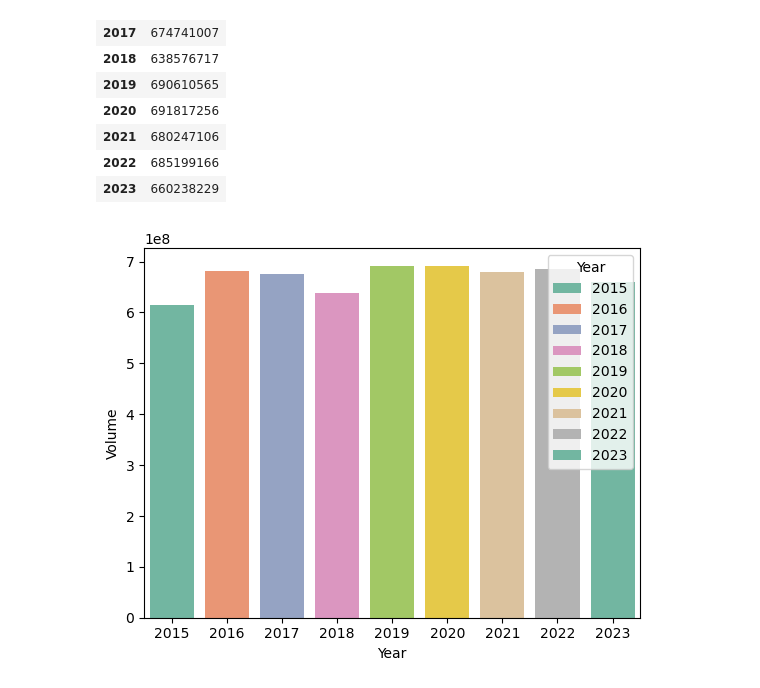
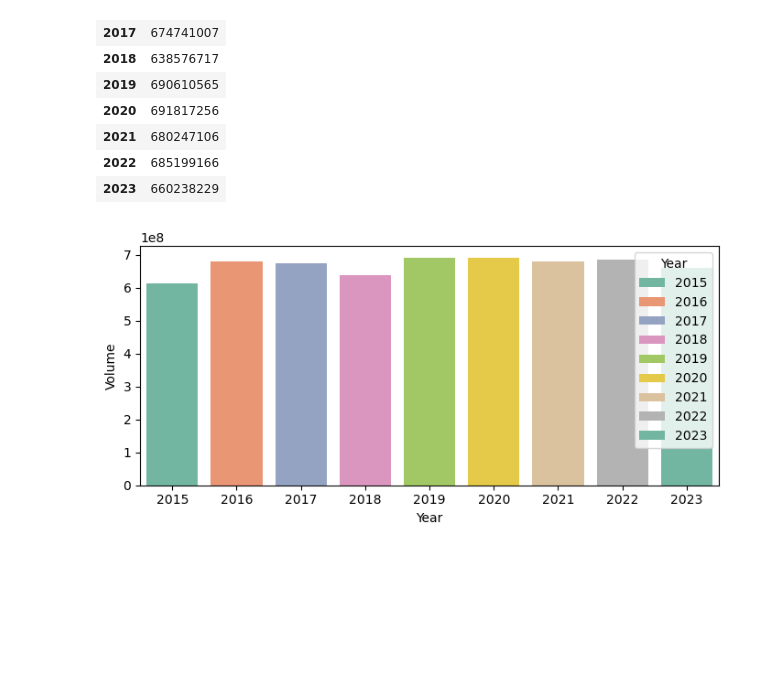
Before and after one commit to priyadarshi2/Data_Science_Internship, a Jupyter notebook: StockAnalysis/StockAnalysis.ipynb, the cells around one changed output. Saved outputs shown, nothing was run; the diff lists cells and outputs as text; code cells hidden in the pictures; blank space fills up the shorter version.

Commit message:
updating stock analysis notebook

```diff
--- a/StockAnalysis/StockAnalysis.ipynb
+++ b/StockAnalysis/StockAnalysis.ipynb
@@ -6,3 +8,6 @@ import matplotlib.pyplot as plt
+# %%
+plt.rcParams["figure.figsize"] = [7.00, 3.50]
+plt.rcParams["figure.autolayout"] = True
 # %%
 #Read the file
 stockData = pd.read_csv("stock_data_large.csv")
@@ -73,3 +78,9 @@ stockData.head(10)
 | 7 | 2015-01-12 | 408.87 | 437.96 | 369.22 | 384.37 | 2092242 |
 | 8 | 2015-01-13 | 147.74 | 181.69 | 126.48 | 138.57 | 443688 |
 | 9 | 2015-01-14 | 482.26 | 507.06 | 473.29 | 499.57 | 4390780 |
+# %%
+#new column to store the previous day's close
+stockData["PreviousDayClose"] = stockData["Close"].shift(1)
+
+#check the data
+stockData.head(10)
@@ -186,10 +209,11 @@ yearly_volume
 | 2023 | 660238229 |
 # %%
 #plot the graph
+fig1 = plt.figure()
 sns.barplot(data = yearly_volume, x = "Year", y = "Volume", palette="Set2", hue = "Year")
 plt.show()
 # %% [output]
-[figure, old version]
+[figure, new version]
 # %%
 #day with the highest trading volume
 stockData.loc[stockData["Volume"] == stockData["Volume"].max()]
```
Also changed, not shown: parts of 19 cells of this notebook.
